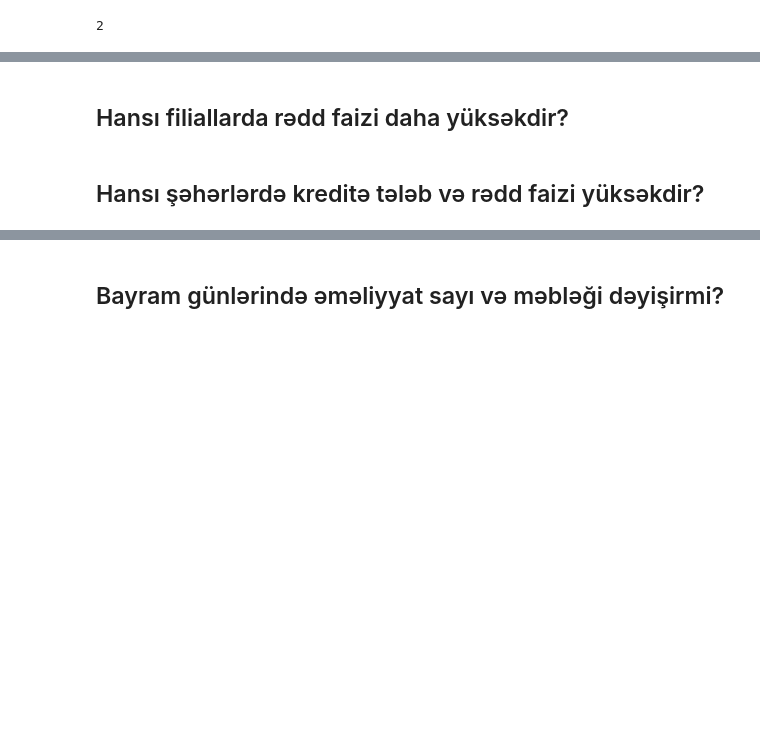
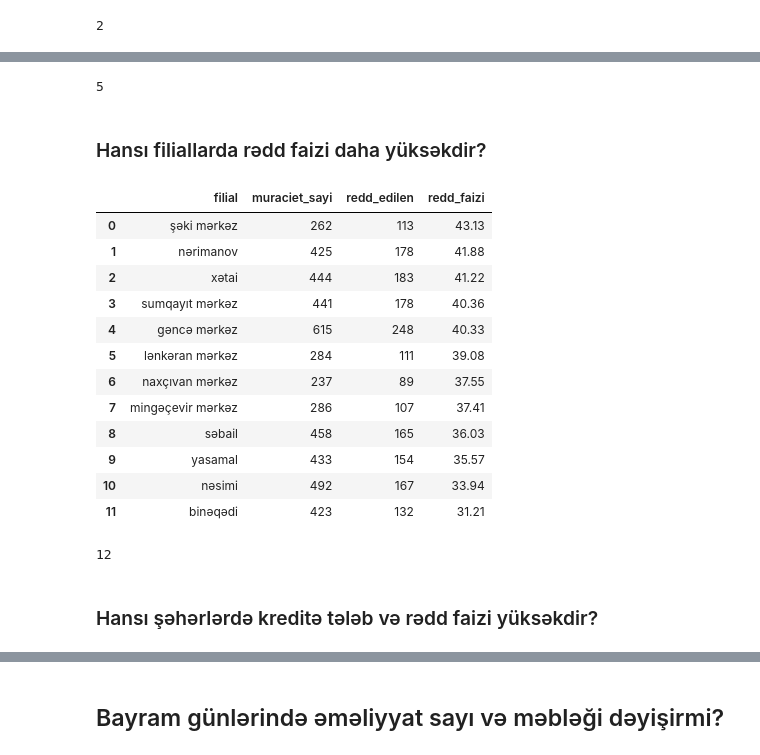
Before and after one commit to mashadiyevasabina/Bank_Analysis, a Jupyter notebook: notebooks/3_Gold/04.sql_report copy.ipynb, the cells around one changed output, grey strips where cells are left out. Saved outputs shown, nothing was run; the diff lists cells and outputs as text; code cells hidden in the pictures; blank space fills up the shorter version.

```diff
--- a/notebooks/3_Gold/04.sql_report copy.ipynb
+++ b/notebooks/3_Gold/04.sql_report copy.ipynb
@@ -712,4 +907,58 @@ display(rejection_reason_df)
+# %%
+age_approval_df.to_sql(
+    "loan_approval_by_age",
+    engine,
+    schema="gold",
+    if_exists="replace",
+    index=False
+)
+# %% [output]
+5
 # %% [markdown]
-## Hansı filiallarda rədd faizi daha yüksəkdir?
+### Hansı filiallarda rədd faizi daha yüksəkdir?
+# %%
+branch_rejection_df = pd.read_sql("""
+    SELECT
+        branch AS filial,
+        COUNT(loan_id) AS muraciet_sayi,
+        SUM(CASE WHEN status = N'Rədd edildi'
+            THEN 1 ELSE 0 END) AS redd_edilen,
+        ROUND(
+            SUM(CASE WHEN status = N'Rədd edildi'
+                THEN 1 ELSE 0 END) * 100.0 / COUNT(loan_id),
+            2
+        ) AS redd_faizi
+    FROM silver.loans
+    WHERE loan_id IS NOT NULL
+      AND branch IS NOT NULL
+    GROUP BY branch
+    ORDER BY redd_faizi DESC
+""", engine)
+
+display(branch_rejection_df)
+# %% [output]
+|  | filial | muraciet_sayi | redd_edilen | redd_faizi |
+| 0 | şəki mərkəz | 262 | 113 | 43.13 |
+| 1 | nərimanov | 425 | 178 | 41.88 |
+| 2 | xətai | 444 | 183 | 41.22 |
+| 3 | sumqayıt mərkəz | 441 | 178 | 40.36 |
+| 4 | gəncə mərkəz | 615 | 248 | 40.33 |
+| 5 | lənkəran mərkəz | 284 | 111 | 39.08 |
+| 6 | naxçıvan mərkəz | 237 | 89 | 37.55 |
+| 7 | mingəçevir mərkəz | 286 | 107 | 37.41 |
+| 8 | səbail | 458 | 165 | 36.03 |
+| 9 | yasamal | 433 | 154 | 35.57 |
+| 10 | nəsimi | 492 | 167 | 33.94 |
+| 11 | binəqədi | 423 | 132 | 31.21 |
+# %%
+branch_rejection_df.to_sql(
+    "loan_rejection_by_branch",
+    engine,
+    schema="gold",
+    if_exists="replace",
+    index=False
+)
+# %% [output]
+12
 # %% [markdown]
-## Hansı şəhərlərdə kreditə tələb və rədd faizi yüksəkdir?
+### Hansı şəhərlərdə kreditə tələb və rədd faizi yüksəkdir?
```
Also changed, not shown: parts of 40 cells of this notebook, 3 other files.
